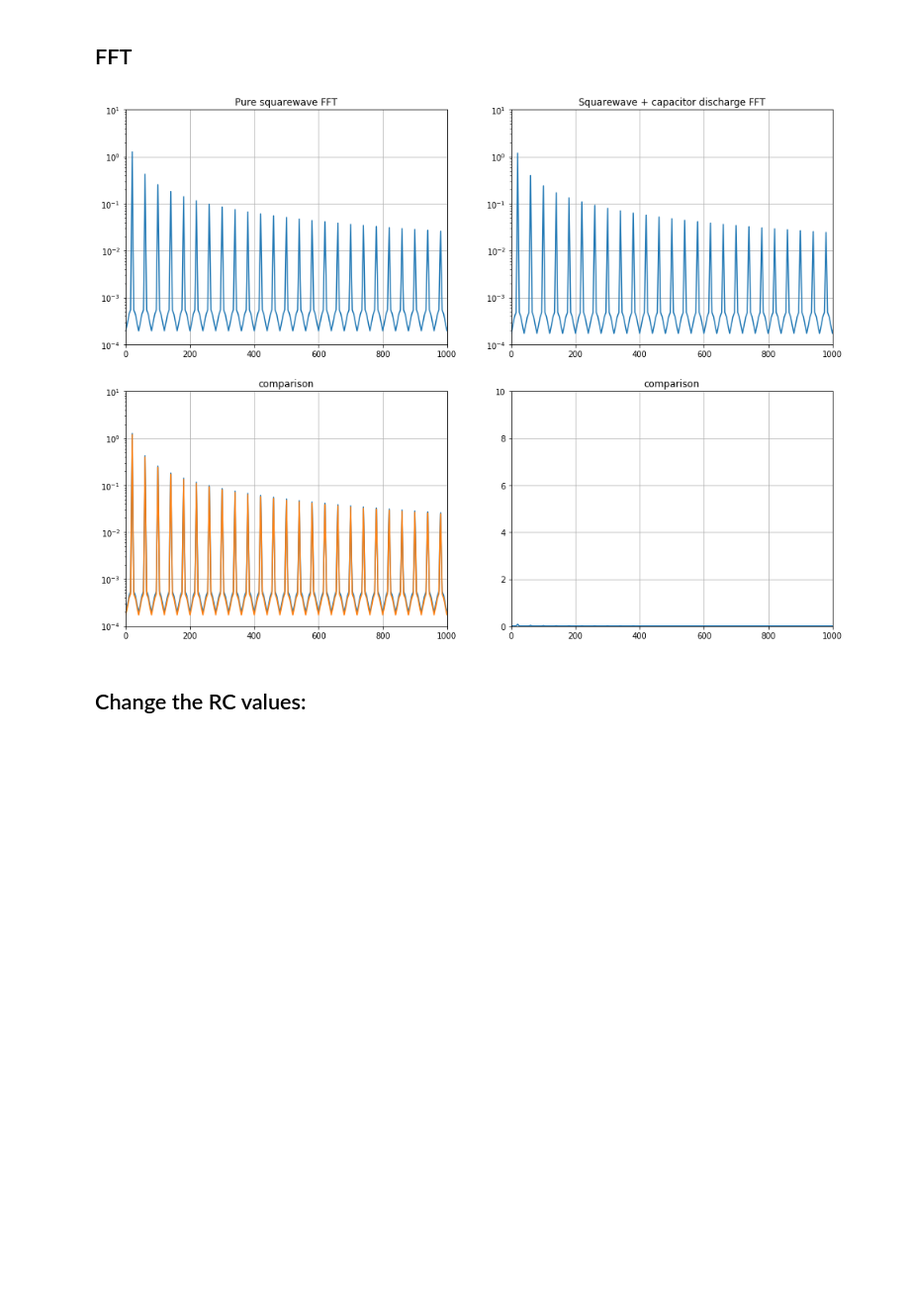
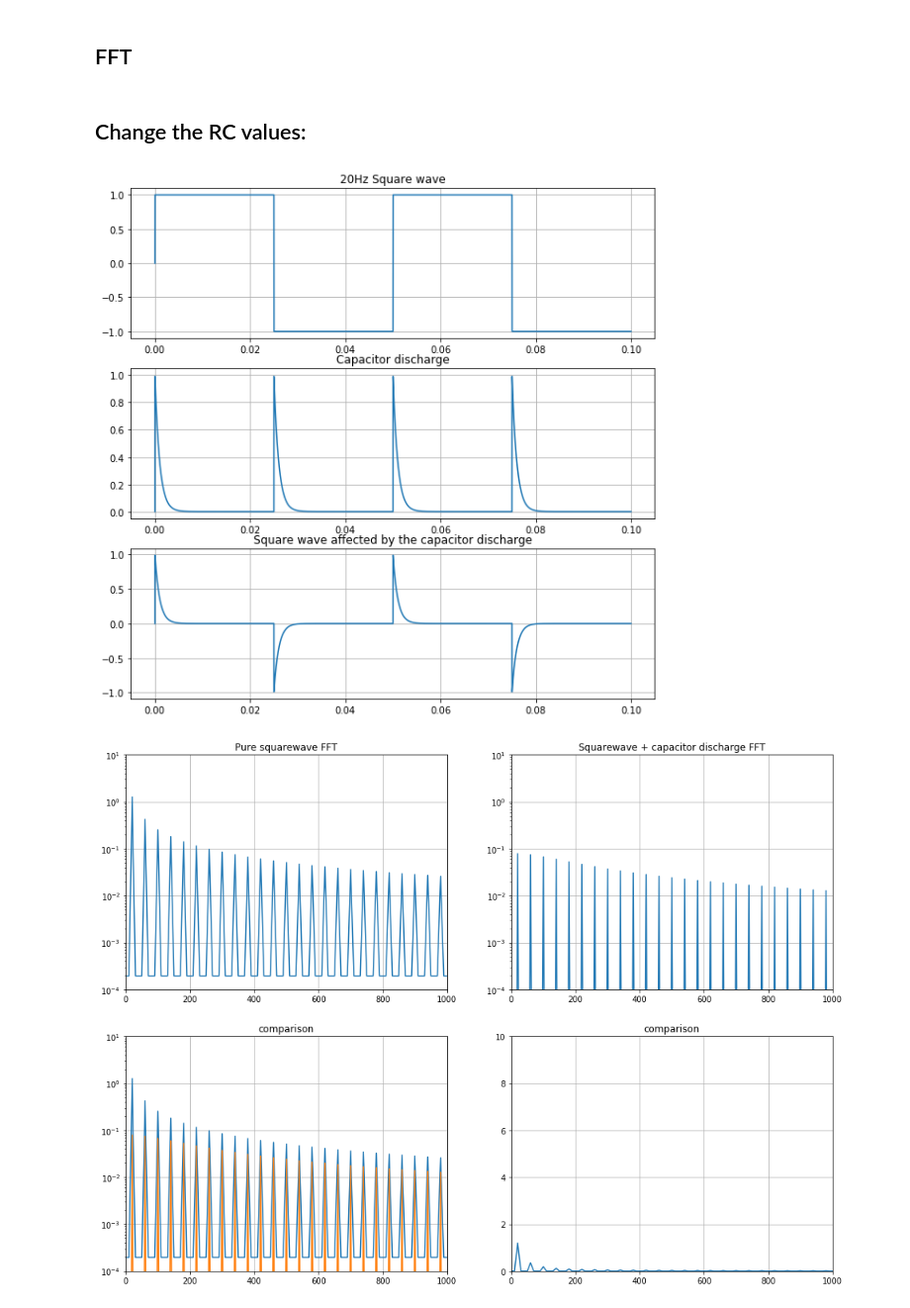
Before and after one commit to francoisgeorgy/jupyter-notebooks, a Jupyter notebook: electronics/ac-coupling/ac-coupling-fft.ipynb, the cells around one changed output. Shown at 99% size. Saved outputs shown, nothing was run; the diff lists cells and outputs as text; code cells hidden in the pictures; blank space fills up the shorter version.

```diff
--- a/electronics/ac-coupling/ac-coupling-fft.ipynb
+++ b/electronics/ac-coupling/ac-coupling-fft.ipynb
@@ -4,25 +4,3 @@
 ## Configuration
 
 We simulate the effect of a RC circuit composed by a resistor of 50kOhms and a capacitor of 1uF on a 20Hz square wave.
-# %%
-import matplotlib.pyplot as pp
-import numpy as np
-import scipy.fftpack
-
-R = 200.0e3   # 200 kOhms
-C = 1.0e-6    # 1 uF
-f = 20.0      # frequency, Hz
-a = 1.0       # half-amplitude, without unit; total amplitude will be from -a to +a
-p = 1.0 / f   # period, s
-periods = 4   # how many periods to show
-
-samples = 10240                   # Number of samplepoints
-spacing = p * periods / samples   # sample spacing; must be smaller than 1/(2 * max_freq)
-
-t = np.linspace(0.0, samples * spacing, samples, endpoint=False)   # Return evenly spaced numbers over a specified interval.
-
-# square = a * np.sign(np.sin(2 * np.pi * t * f))
-
-# fig1, signal = pp.subplots(nrows=1, ncols=1, figsize=(8, 4))
-# signal.plot(t, square)
-# signal.grid()
@@ -57,50 +48,32 @@ plot(t, square * discharge, result, "Square wave affected by the capacitor disch
 # %% [markdown]
 ## FFT
 # %%
-def plot_fft(x, f, axes, title=''):
-    y = scipy.fft.fft(f)
-    samples = len(y)
-    axes.semilogy(x, 2.0/samples * np.abs(y[0:samples//2]))
-    # axes.plot(x, 2.0/samples * np.abs(y[0:samples//2]))
-    axes.set_xlim(left=0, right=1000)
-    axes.set_ylim(10e-5, 10)
-    axes.set_title(title)
-    axes.grid(True)
+# from utils import show
 
-def plot_fft_diff(x, f1, f2, axes, title=''):
-    y1 = scipy.fft.fft(f1)
-    y2 = scipy.fft.fft(f2)
-    samples = len(y1)
-    # len(y2) must be equal to len(y1)
-    # print(2.0/samples * (np.abs(y1[0:samples//2])))
-    # print(2.0/samples * (np.abs(y2[0:samples//2])))
-    # print(2.0/samples * (np.abs(y1[0:samples//2]) - np.abs(y2[0:samples//2])))
-    # for n in range(0, 100):
-        # print(np.abs(y1[n]), np.abs(y2[n]), np.abs(y1[n]) - np.abs(y2[n]))
-    axes.plot(x, 2.0/samples * (np.abs(y1[0:samples//2]) - np.abs(y2[0:samples//2])))
-    axes.set_xlim(left=0, right=1000)
-    axes.set_ylim(10e-5, 10)
-    axes.set_title(title)
-    axes.grid(True)
-
-fig3, ((fft11, fft12), (fft21, _)) = pp.subplots(nrows=2, ncols=2, figsize=(16, 12))
+# fig3, ((fft11, fft12), (fft21, _)) = pp.subplots(nrows=2, ncols=2, figsize=(16, 12))
 # fig3.delaxes(_)
 
-xf = scipy.fft.fftfreq(samples, spacing)[:samples//2]
+# xf = scipy.fft.fftfreq(samples, spacing)[:samples//2]
 
-plot_fft(xf, square, fft11, 'Pure squarewave FFT')
-plot_fft(xf, square * discharge, fft12, 'Squarewave + capacitor discharge FFT')
-plot_fft(xf, square, fft21, 'comparison')
-plot_fft(xf, square * discharge, fft21, 'comparison')
-plot_fft_diff(xf, square, square * discharge, _, 'comparison')
+# show.plot_fft(xf, square, fft11, 'Pure squarewave FFT')
+# show.plot_fft(xf, square, fft11, 'Pure squarewave FFT')
+# show.plot_fft(xf, square * discharge, fft12, 'Squarewave + capacitor discharge FFT')
+# show.plot_fft(xf, square, fft21, 'comparison')
+# show.plot_fft(xf, square * discharge, fft21, 'comparison')
+# show.plot_fft_diff(xf, square, square * discharge, _, 'comparison')
-# %% [output]
-[figure, removed]
 # %% [markdown]
 ## Change the RC values:
 # %%
-R = 1.0e3    # 1 kOhms
-C = 1.0e-6   # 1 uF
+# R = 1.0e3    # 1 kOhms
+# C = 1.0e-6   # 1 uF
 
-# square = get_squarewave(a, f, t)
-discharge = get_RC_discharge(R, C, t)
+# # square = get_squarewave(a, f, t)
+# discharge = get_RC_discharge(R, C, t)
+
+# plot_AC_coupling_graphs(200.0e3, 1e-6, 1, 20, 2)
+
+plot_AC_coupling_graphs(1.0e3, 1e-6, 1, 20, 2)
+# %% [output]
+[figure, added]
+[figure, added]
 # %%
```
Also changed, not shown: parts of 4 cells of this notebook, 3 other files.
